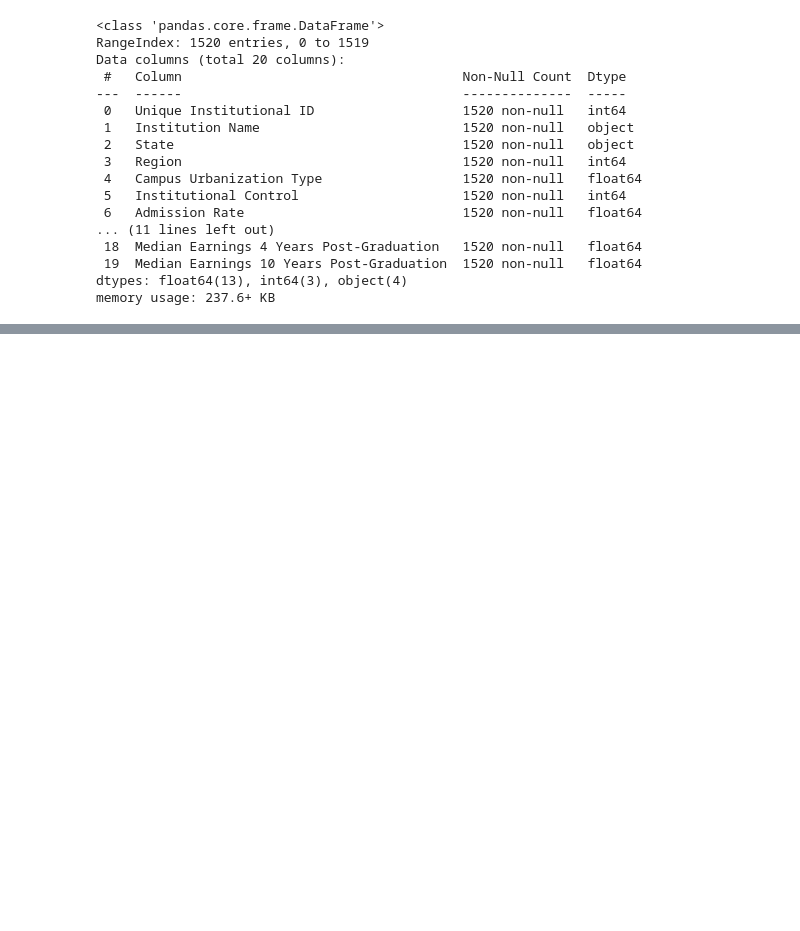
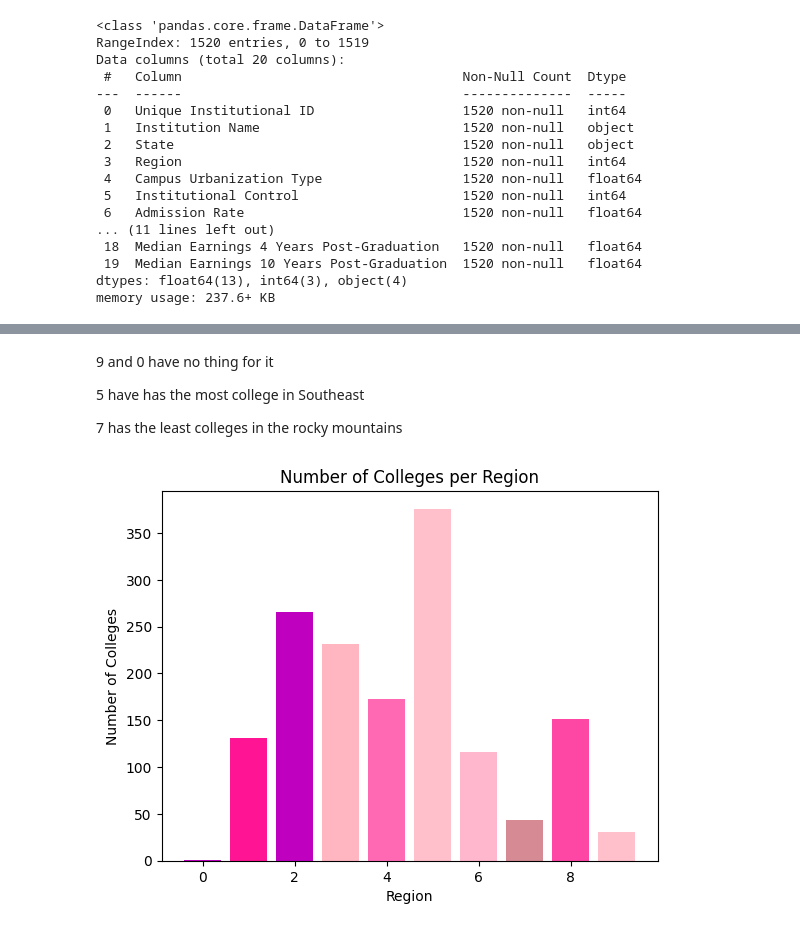
Before and after one commit to mjwillis717-coder/dsrp, a Jupyter notebook: DSRP_Education.ipynb, the cells around one changed output, grey strips where cells are left out. Saved outputs shown, nothing was run; the diff lists cells and outputs as text; code cells hidden in the pictures; blank space fills up the shorter version.

```diff
--- a/DSRP_Education.ipynb
+++ b/DSRP_Education.ipynb
@@ -183,0 +243,15 @@ college_df.head()
+# %% [markdown]
+9 and 0 have no thing for it
+
+5 have has the most college in Southeast
+
+7 has the least colleges in the rocky mountains
+# %%
+region_counts = college_df['Region'].value_counts()
+plt.bar(region_counts.index, region_counts.values, color=['pink','m','lightpink','hotpink','xkcd:barbie pink','deeppink','xkcd:baby pink','xkcd:dusty pink' ])
+plt.xlabel('Region')
+plt.ylabel('Number of Colleges')
+plt.title('Number of Colleges per Region')
+plt.show()
+# %% [output]
+[figure, added]
```
Also changed, not shown: parts of 16 cells of this notebook.
